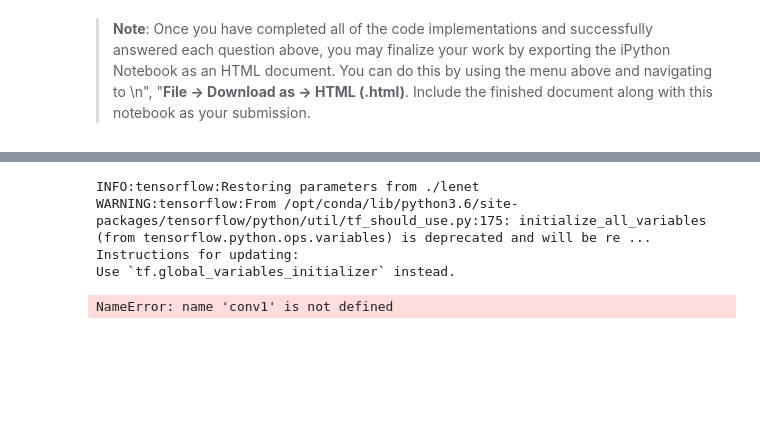
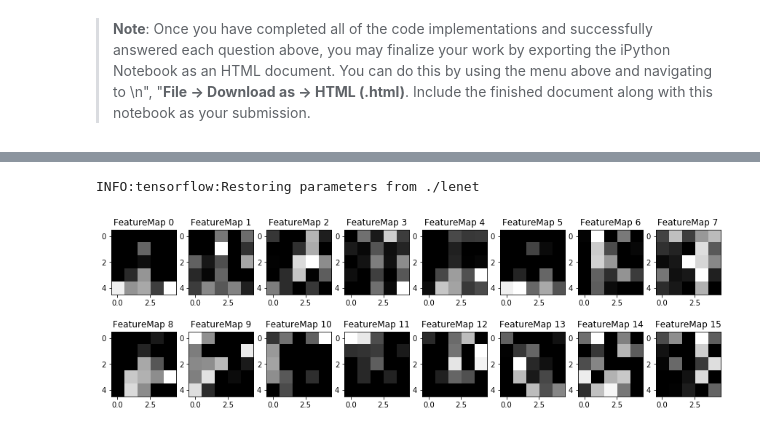
Before and after one commit to balajirajan87/CarND-Traffic-Sign-Classifier-Project, a Jupyter notebook: Traffic_Sign_Classifier.ipynb, the cells around one changed output, grey strips where cells are left out. Saved outputs shown, nothing was run; the diff lists cells and outputs as text; code cells hidden in the pictures; blank space fills up the shorter version.

```diff
--- a/Traffic_Sign_Classifier.ipynb
+++ b/Traffic_Sign_Classifier.ipynb
@@ -220,6 +283,10 @@ X_test = image_preprocess(X_test)
 ### Define your architecture here.
 ### Feel free to use as many code cells as needed.
 from tensorflow.contrib.layers import flatten
+#global conv1
+#global conv2
+#global fc1
+#global fc2
 
 def conv2d(x, W, b, strides=1,pad='SAME'):
     x = tf.nn.conv2d(x, W, strides=[1, strides, strides, 1], padding=pad) #padding='SAME'
@@ -236,7 +303,7 @@ def LeNet(x):
     n_classes = 43
     # Store layers weight & bias
     weights = {
-        'wc1': tf.Variable(tf.random_normal([5, 5, 3, 6],mu,sigma)),
+        'wc1': tf.Variable(tf.random_normal([5, 5, 1, 6],mu,sigma)),
         'wc2': tf.Variable(tf.random_normal([5, 5, 6, 16],mu,sigma)),
         'wd1': tf.Variable(tf.random_normal([400, 120],mu,sigma)),
         'wd2': tf.Variable(tf.random_normal([120, 84],mu,sigma)),
@@ -249,7 +316,7 @@ def LeNet(x):
         'bd2': tf.Variable(tf.random_normal([84],mu,sigma)),
         'out': tf.Variable(tf.random_normal([n_classes],mu,sigma))}
 
-    # TODO: Layer 1: Convolutional. Input = 32x32x1. Output = 28x28x6.
+    # TODO: Layer 1: Convolutional. Input = 32x32x3. Output = 28x28x6.
     layer1 = conv2d(x, weights['wc1'], biases['bc1'],1,'VALID')
     # TODO: Activation.
     conv1 = tf.nn.relu(layer1)
@@ -275,6 +342,14 @@ def LeNet(x):
     fc2 = tf.nn.dropout(fc2, dropout)
     # TODO: Layer 5: Fully Connected. Input = 84. Output = 43.
     logits = tf.add(tf.matmul(fc2, weights['out']), biases['out'])
+    global net_params
+    net_params = {
+        "CONV1": conv1,
+        "CONV2": conv2,
+        "FC1": fc1,
+        "FC2": fc2,
+        "LOGITS": logits
+    }
     return logits
 # %% [markdown]
 ### Train, Validate and Test the Model
@@ -623,27 +688,17 @@ def outputFeatureMap(image_input, tf_activation, activation_min=-1, activation_m
             plt.imshow(activation[0,:,:, featuremap], interpolation="nearest", vmin=activation_min, cmap="gray")
         else:
             plt.imshow(activation[0,:,:, featuremap], interpolation="nearest", cmap="gray")
+        plt.imsave('Output_images/FeatureMaps.png',activation[0,:,:, featuremap])
-# %%
-with tf.Session() as sess:
-    saver.restore(sess, tf.train.latest_checkpoint('.'))
-    sess.run(tf.initialize_all_variables())
-    image = cv2.imread('Traffic_Sign_Web/German_Traffic_Sign_2.jpg')
-    image = cv2.cvtColor(image, cv2.COLOR_BGR2RGB)
-    resized_image = cv2.resize(image, (32,32), interpolation= cv2.INTER_AREA)
-    R = resized_image[:,:,0]
-    R = clahe.apply(R)
-    R_norm = normalize_grayscale(R)
-    G = resized_image[:,:,1]
-    G = clahe.apply(G)
-    G_norm = normalize_grayscale(G)
-    B = resized_image[:,:,2]
-    B = clahe.apply(B)
-    B_norm = normalize_grayscale(B)
-    image_norm = np.float32(np.dstack((R_norm,G_norm,B_norm)))
-    outputFeatureMap(image_norm,conv1)
-# %% [output]
-INFO:tensorflow:Restoring parameters from ./lenet
-WARNING:tensorflow:From /opt/conda/lib/python3.6/site-packages/tensorflow/python/util/tf_should_use.py:175: initialize_all_variables (from tensorflow.python.ops.variables) is deprecated and will be re ...
-Instructions for updating:
-Use `tf.global_variables_initializer` instead.
-NameError: name 'conv1' is not defined
+# %%
+image_list = []
+with tf.Session() as sess:
+    saver.restore(sess, tf.train.latest_checkpoint('.'))
+    image = cv2.imread('./Traffic_Sign_Web/German_Traffic_Sign_3.jpg')
+    img_norm = image_preprocess_web(image)
+    img_expanded = img_norm[:, :, np.newaxis]
+    image_list.append(img_expanded)
+    outputFeatureMap(image_list,net_params["CONV2"])
+    #plt.imshow(image_norm)
+# %% [output]
+INFO:tensorflow:Restoring parameters from ./lenet
+[figure, added]
```
Also changed, not shown: parts of 8 cells of this notebook, 15 other files.
